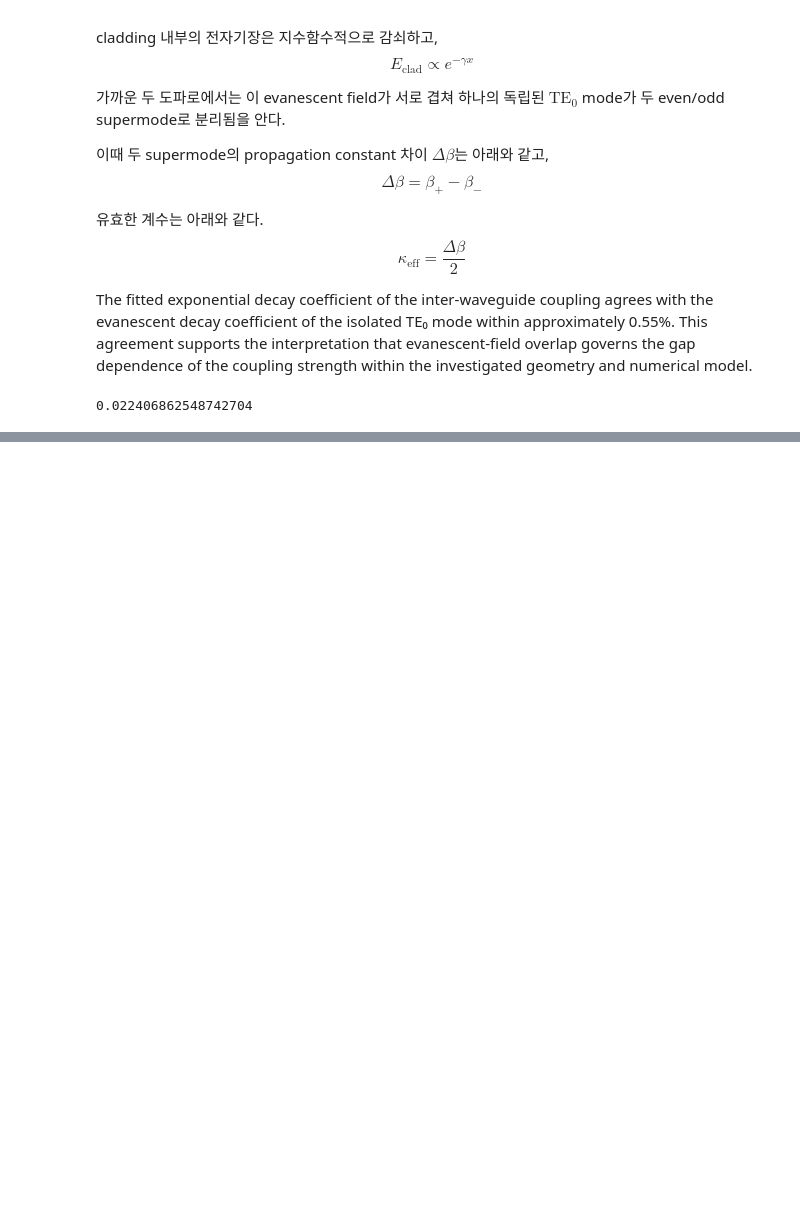
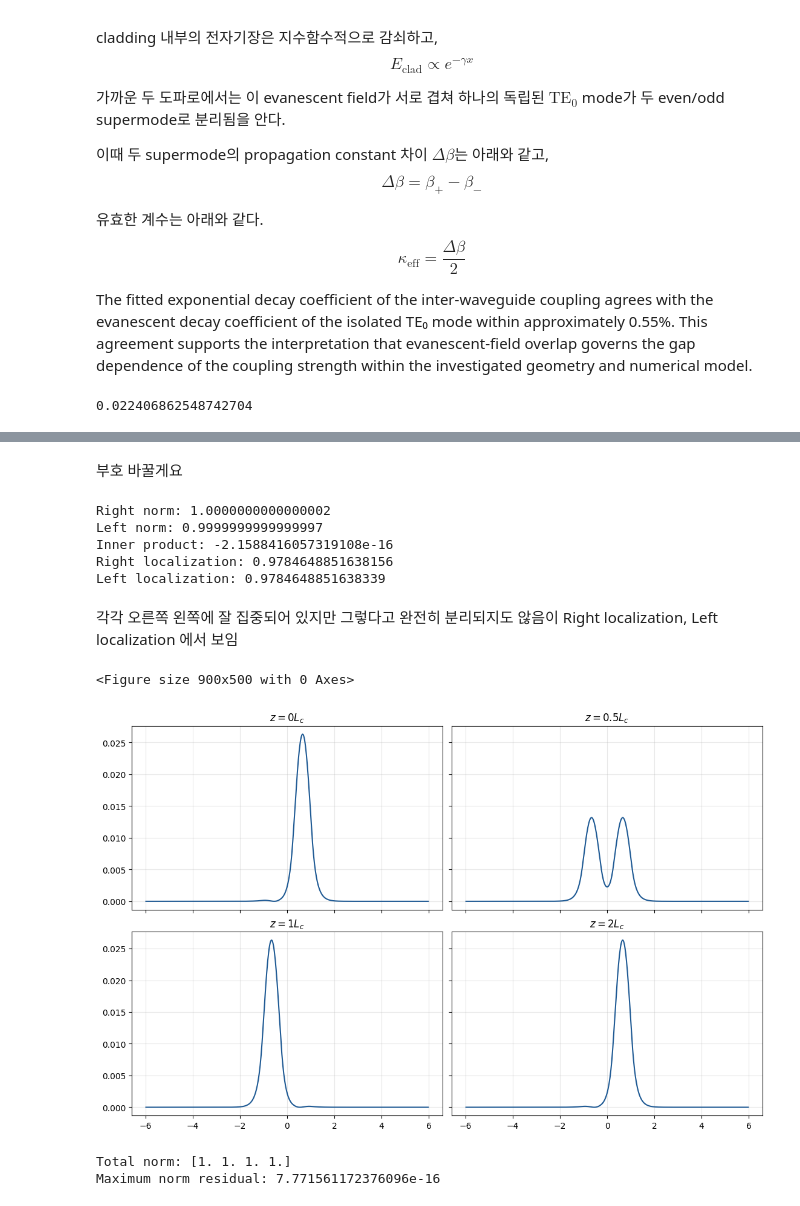
Before and after one commit to hyerim1212/maxwell-to-programmable-photonics, a Jupyter notebook: notebooks/10_directional_couplers_and_coupled_mode_theory.ipynb, the cells around one changed output, grey strips where cells are left out. Saved outputs shown, nothing was run; the diff lists cells and outputs as text; code cells hidden in the pictures; blank space fills up the shorter version.

Commit message:
update the numerical study

```diff
--- a/notebooks/10_directional_couplers_and_coupled_mode_theory.ipynb
+++ b/notebooks/10_directional_couplers_and_coupled_mode_theory.ipynb
@@ -1375,0 +1468,74 @@ print(kappa_eff)
+# %% [markdown]
+부호 바꿀게요
+# %%
+x_int = x_case3[1:-1]
+
+psi_even = psi_case3[:, 0]
+psi_odd = psi_case3[:, 1]
+
+if np.dot(psi_even[x_int > 0], psi_odd[x_int > 0]) < 0:
+    psi_odd = -psi_odd
+
+phi_R = (psi_even + psi_odd) / np.sqrt(2)
+phi_L = (psi_even - psi_odd) / np.sqrt(2)
+
+
+print("Right norm:", np.linalg.norm(phi_R))
+print("Left norm:", np.linalg.norm(phi_L))
+print("Inner product:", np.vdot(phi_R, phi_L))
+
+
+eta_R = (np.sum(np.abs(phi_R[x_int > 0])**2) / np.sum(np.abs(phi_R)**2))
+
+eta_L = (np.sum(np.abs(phi_L[x_int < 0])**2) / np.sum(np.abs(phi_L)**2))
+
+print("Right localization:", eta_R)
+print("Left localization:", eta_L)
+# %% [output]
+Right norm: 1.0000000000000002
+Left norm: 0.9999999999999997
+Inner product: -2.1588416057319108e-16
+Right localization: 0.9784648851638156
+Left localization: 0.9784648851638339
+# %% [markdown]
+각각 오른쪽 왼쪽에 잘 집중되어 있지만 그렇다고 완전히 분리되지도 않음이 Right localization, Left localization 에서 보임
+# %%
+
+L_c_case3 = np.pi / (2 * kappa_case3)
+
+z_samples = L_c_case3 * np.array([0, 0.5, 1, 2])
+
+beta_even, beta_odd = beta_case3
+
+E_z = (np.exp(-1j * beta_even * z_samples[:, None]) * psi_even + np.exp(-1j * beta_odd * z_samples[:, None]) * psi_odd) / np.sqrt(2)
+
+intensity_z = np.abs(E_z)**2
+
+x_int = x_case3[1:-1]
+
+plt.figure(figsize=(9, 5))
+
+fig, axes = plt.subplots(
+    2, 2,
+    figsize=(11, 7),
+    sharex=True,
+    sharey=True,
+    constrained_layout=True
+)
+
+for i, ax in enumerate(axes.flat):
+    ax.plot(x_int, intensity_z[i, :], color=COLORS["numerical"])
+    ax.set_title(rf"$z = {z_samples[i]/L_c_case3:g}L_c$")
+    ax.grid(True, alpha=0.3)
+
+plt.show()
+
+total_norm = np.sum(intensity_z, axis=1)
+
+print("Total norm:", total_norm)
+print("Maximum norm residual:", np.max(np.abs(total_norm - 1)))
+# %% [output]
+<Figure size 900x500 with 0 Axes>
+[figure, added]
+Total norm: [1. 1. 1. 1.]
+Maximum norm residual: 7.771561172376096e-16
```
Also changed, not shown: parts of 11 cells of this notebook.
